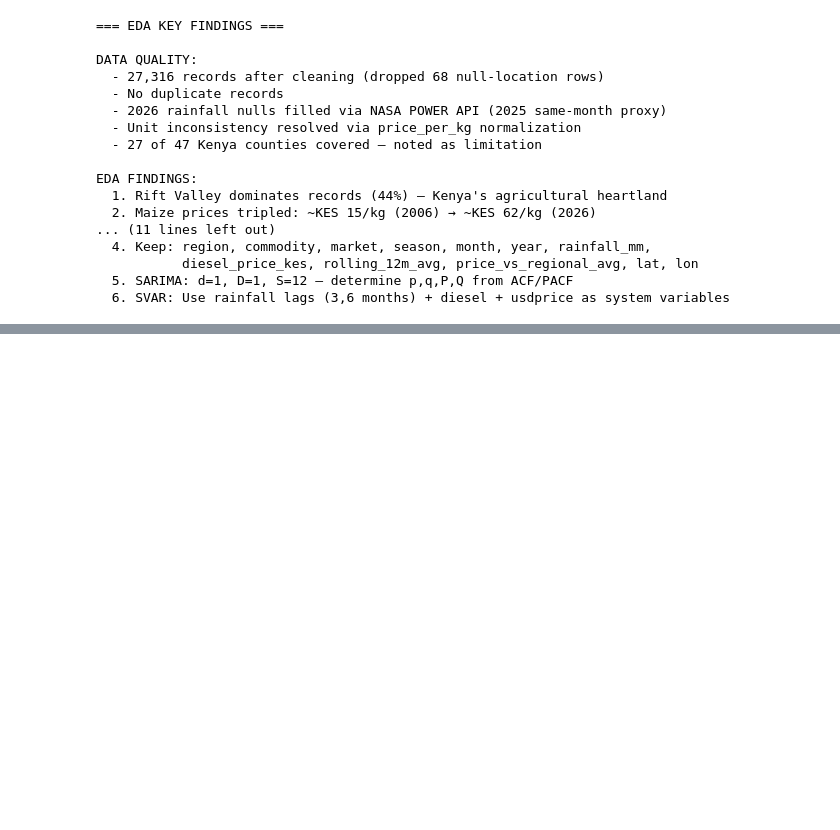
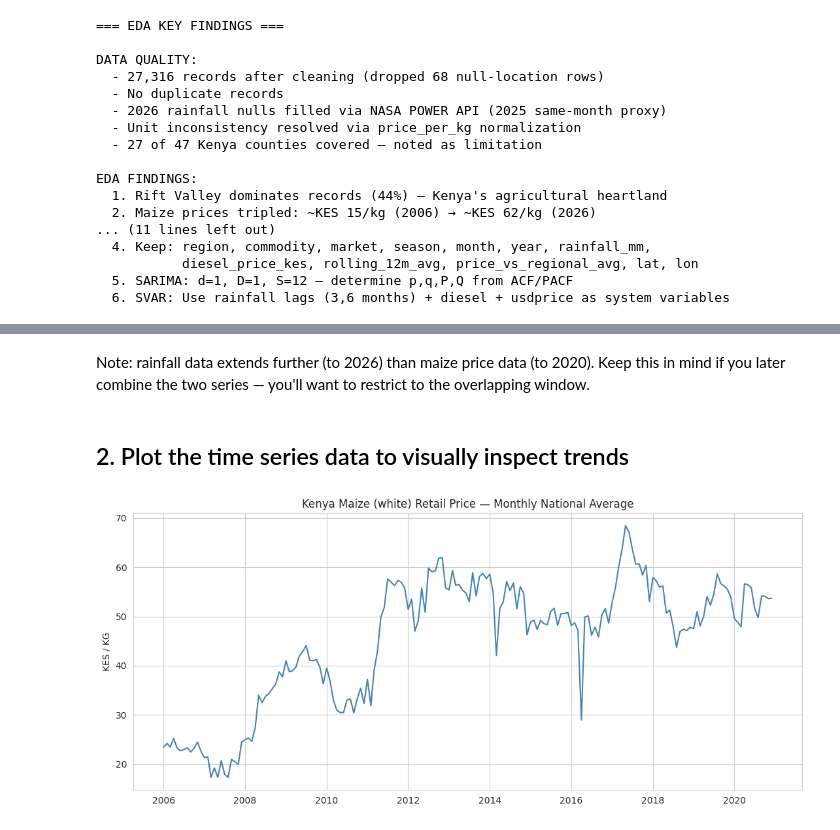
Before and after one commit to machange12/bei-smart, a Jupyter notebook: notebooks/eda/EDA_master.ipynb, the cells around one changed output, grey strips where cells are left out. Cells and saved outputs as stored; diff of their text form; code cells hidden in the pictures; blank space fills up the shorter version.

Commit message:
feat: merge James time series EDA into master notebook

```diff
--- a/notebooks/eda/EDA_master.ipynb
+++ b/notebooks/eda/EDA_master.ipynb
@@ -833,0 +847,10 @@ EDA FINDINGS:
+# %%
+import pandas as pd
+import numpy as np
+import matplotlib.pyplot as plt
+import seaborn as sns
+import statsmodels.api as sm
+from statsmodels.tsa.stattools import adfuller
+
+sns.set_style("whitegrid")
+%matplotlib inline
@@ -833,0 +861,3 @@ EDA FINDINGS:
+# %%
+df = pd.read_csv("wfp_with_rainfall.csv", parse_dates=["date"])
+df.head()
@@ -833,0 +883,11 @@ EDA FINDINGS:
+# %%
+maize = df[(df["commodity"] == "Maize (white)") & (df["pricetype"] == "Retail")]
+
+price_ts = maize.groupby("date")["price"].mean().sort_index()
+price_ts.index = pd.DatetimeIndex(price_ts.index).to_period("M").to_timestamp()
+
+rain_ts = df.groupby("date")["rainfall_mm"].mean().sort_index()
+rain_ts.index = pd.DatetimeIndex(rain_ts.index).to_period("M").to_timestamp()
+
+print("Maize price series:", price_ts.shape, price_ts.index.min(), "->", price_ts.index.max())
+print("Rainfall series:   ", rain_ts.shape, rain_ts.index.min(), "->", rain_ts.index.max())
@@ -833,0 +897,13 @@ EDA FINDINGS:
+# %% [markdown]
+Note: rainfall data extends further (to 2026) than maize price data (to 2020). Keep this in mind if you later combine the two series — you'll want to restrict to the overlapping window.
+# %% [markdown]
+## 2. Plot the time series data to visually inspect trends
+# %%
+plt.figure(figsize=(11, 5))
+plt.plot(price_ts, color="steelblue")
+plt.title("Kenya Maize (white) Retail Price — Monthly National Average")
+plt.ylabel("KES / KG")
+plt.tight_layout()
+plt.show()
+# %% [output]
+[figure, added]
```
Also changed, not shown: parts of 48 cells of this notebook.
